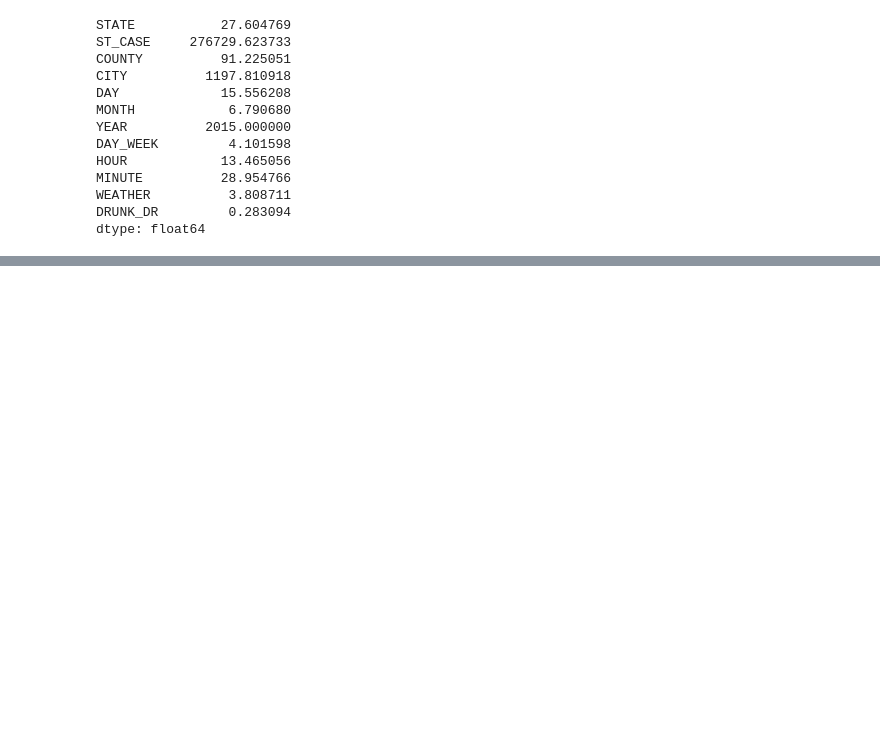
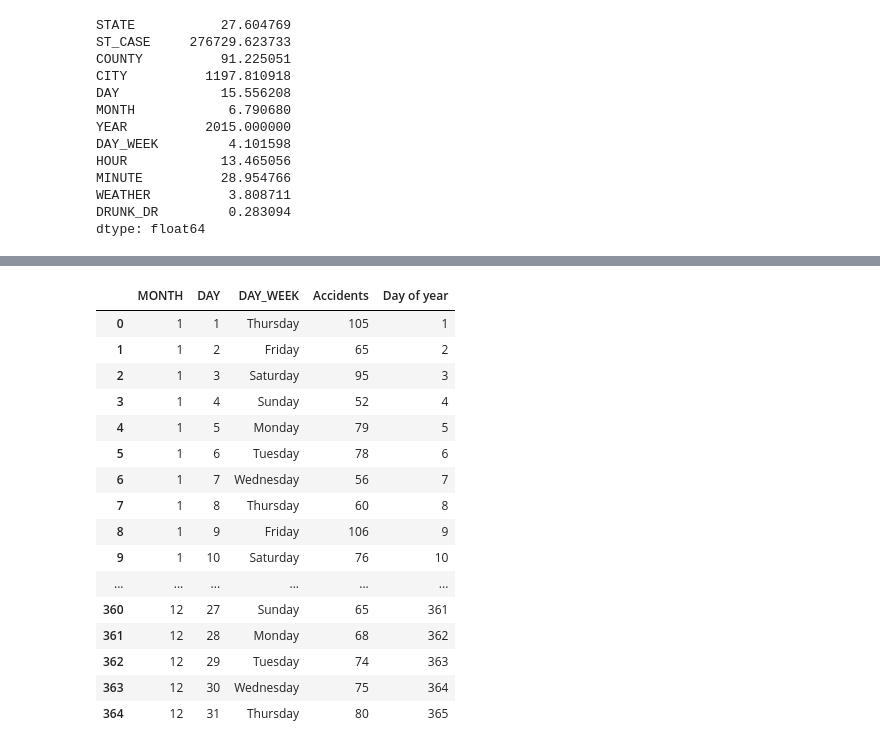
Before and after one commit to ziangzhang10/fatal-traffic-accident-study, a Jupyter notebook: data_readin.ipynb, the cells around one changed output, grey strips where cells are left out. Cells and saved outputs as stored; diff of their text form; code cells hidden in the pictures; blank space fills up the shorter version.

```diff
--- a/data_readin.ipynb
+++ b/data_readin.ipynb
@@ -89,2 +101,37 @@ accident_df.head()
 # %%
 # export table to csv so we don't need to run the whole notebook to look at
+# %%
+# Time for question 0 (just got this idea last-minute, might not use):
+# Number of accidents vs. day
+accident_df = accident_df.sort_values(["MONTH", "DAY"])
+
+
+accident_by_day = pd.DataFrame()
+# Create groupby object to rank by accident by the day
+accident_gby_day = accident_df[["MONTH", "DAY", "DAY_WEEK", "STATE"]].groupby(["MONTH", "DAY", "DAY_WEEK"])
+accident_by_day = accident_gby_day.count()
+accident_by_day = accident_by_day.rename(columns = {"STATE": "Accidents"})
+accident_by_day = accident_by_day.reset_index(drop=False, inplace=False)
+accident_by_day["Day of year"] = accident_by_day.index.copy() + 1
+
+# Pretty-display all rows
+with pd.option_context('display.max_rows', None, 'display.max_columns', None):
+    display(accident_by_day)
+# %% [output]
+|  | MONTH | DAY | DAY_WEEK | Accidents | Day of year |
+| 0 | 1 | 1 | Thursday | 105 | 1 |
+| 1 | 1 | 2 | Friday | 65 | 2 |
+| 2 | 1 | 3 | Saturday | 95 | 3 |
+| 3 | 1 | 4 | Sunday | 52 | 4 |
+| 4 | 1 | 5 | Monday | 79 | 5 |
+| 5 | 1 | 6 | Tuesday | 78 | 6 |
+| 6 | 1 | 7 | Wednesday | 56 | 7 |
+| 7 | 1 | 8 | Thursday | 60 | 8 |
+| 8 | 1 | 9 | Friday | 106 | 9 |
+| 9 | 1 | 10 | Saturday | 76 | 10 |
+| ... | ... | ... | ... | ... | ... |
+| 360 | 12 | 27 | Sunday | 65 | 361 |
+| 361 | 12 | 28 | Monday | 68 | 362 |
+| 362 | 12 | 29 | Tuesday | 74 | 363 |
+| 363 | 12 | 30 | Wednesday | 75 | 364 |
+| 364 | 12 | 31 | Thursday | 80 | 365 |
```
Also changed, not shown: parts of 3 cells of this notebook, 1 other file.
